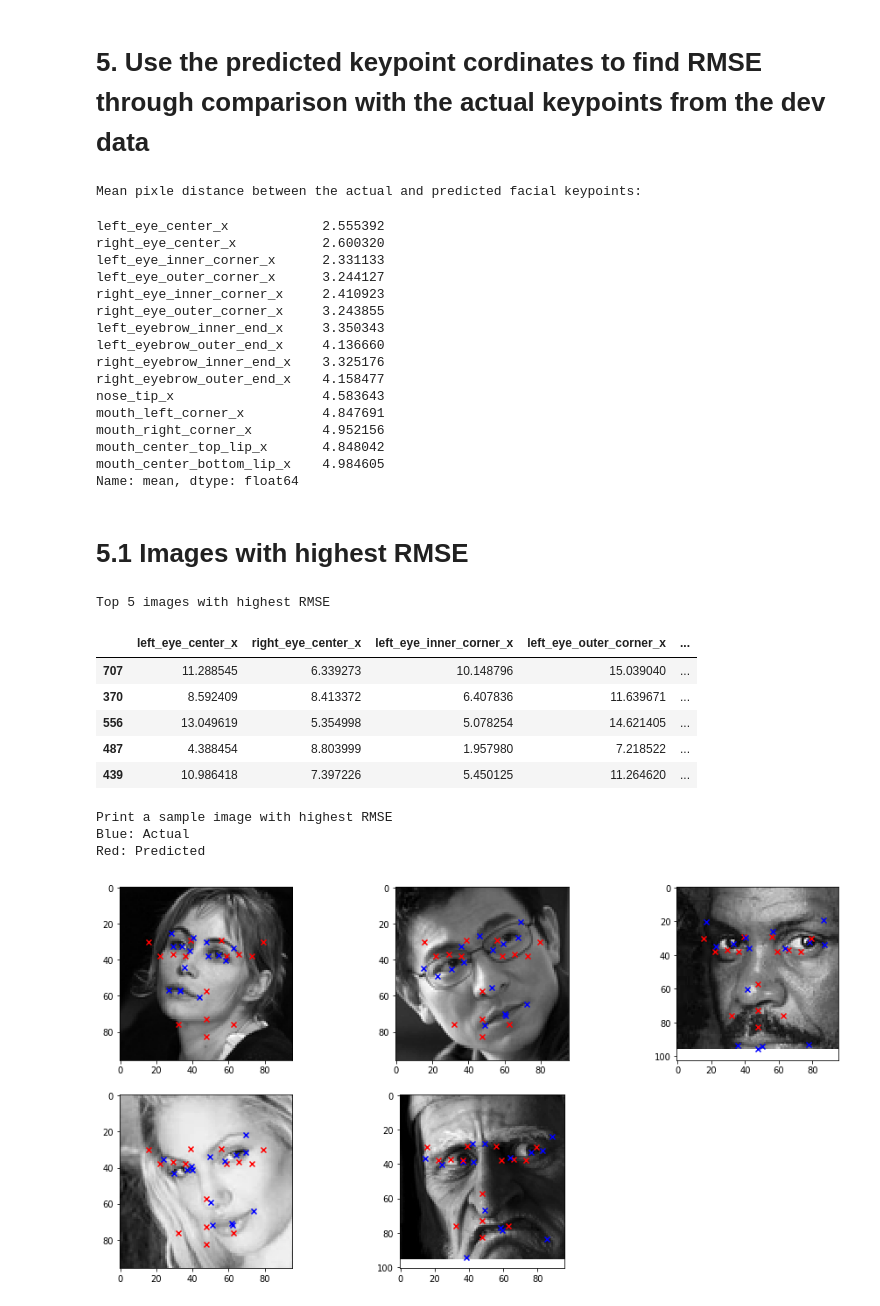
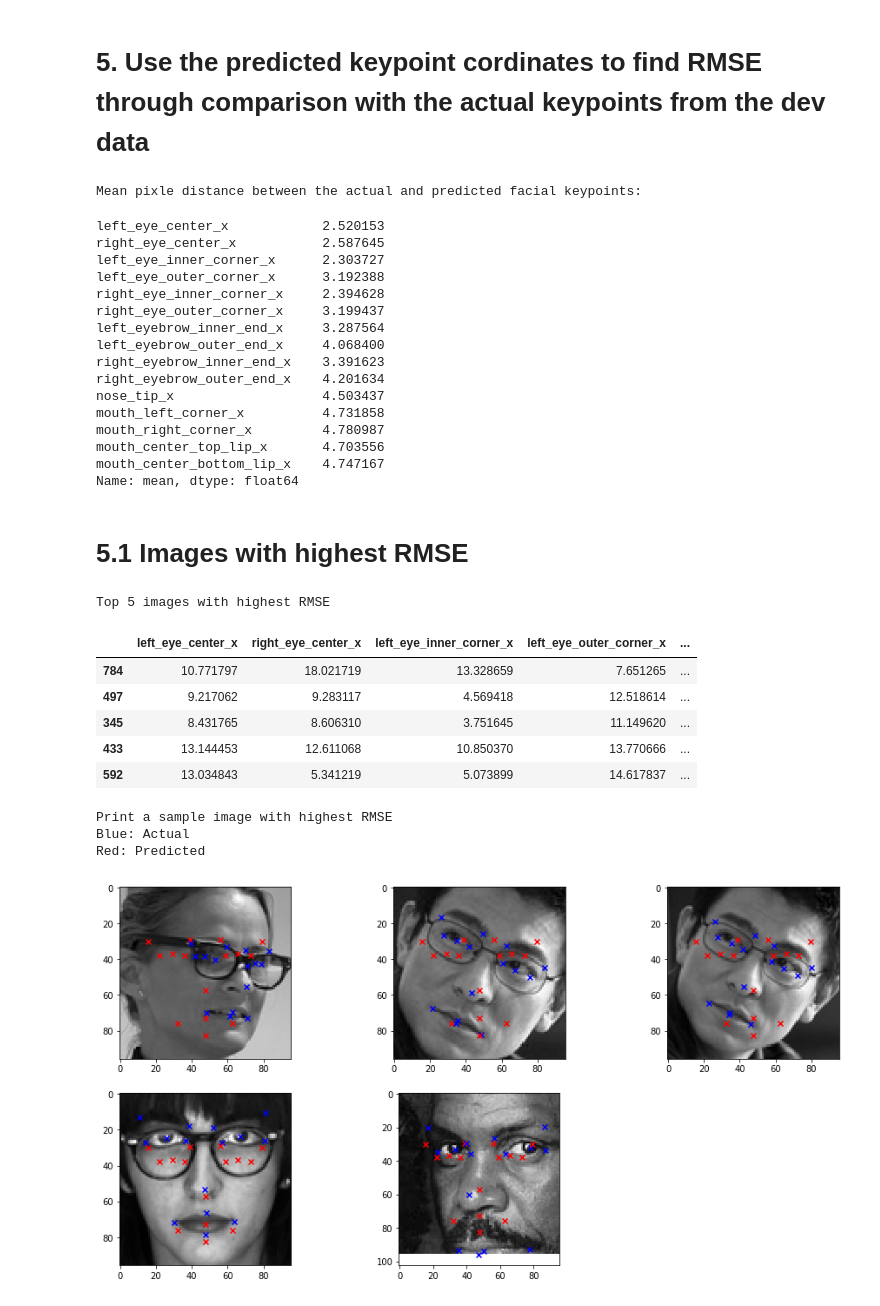
Before and after one commit to anishphilljoe/W207-Applied-Machine-Learning, a Jupyter notebook: Notebooks/Facial Keypoint Baseline Prediction.ipynb, the cells around one changed output. Drawn from its saved outputs; the diff is of its cells as text; code cells hidden in the pictures.

```diff
--- a/Notebooks/Facial Keypoint Baseline Prediction.ipynb
+++ b/Notebooks/Facial Keypoint Baseline Prediction.ipynb
@@ -130,14 +131,16 @@ Predicted positions of facial Keypoint cordinates: Average x and y cordinates fo
 # %%
 import math
 SS_dist = []
-RMSE = 0
+RMSE_LIST = []
 for i in range(len(baseline_test)):
     L2_dist = []
+    RMSE = 0
     for x,y in zip(output_field_x,output_field_y):
         x_dist = (baseline_test[x][i]-avg_train_x_y[x][0])**2
         y_dist = (baseline_test[y][i]-avg_train_x_y[y][0])**2
         L2_dist.append(math.sqrt(x_dist+y_dist))
         RMSE = RMSE+x_dist+y_dist
+    RMSE_LIST.append(RMSE)
     SS_dist.append(L2_dist)
 
 SS_DF = pd.DataFrame(data=SS_dist,columns=output_field_x)
@@ -146,24 +149,24 @@ print('Mean pixle distance between the actual and predicted facial keypoints:')
 SS_DF_mean.loc['mean']
 # %% [output]
 Mean pixle distance between the actual and predicted facial keypoints:
-left_eye_center_x            2.555392
-right_eye_center_x           2.600320
-left_eye_inner_corner_x      2.331133
-left_eye_outer_corner_x      3.244127
-right_eye_inner_corner_x     2.410923
-right_eye_outer_corner_x     3.243855
-left_eyebrow_inner_end_x     3.350343
-left_eyebrow_outer_end_x     4.136660
-right_eyebrow_inner_end_x    3.325176
-right_eyebrow_outer_end_x    4.158477
-nose_tip_x                   4.583643
-mouth_left_corner_x          4.847691
-mouth_right_corner_x         4.952156
-mouth_center_top_lip_x       4.848042
-mouth_center_bottom_lip_x    4.984605
+left_eye_center_x            2.520153
+right_eye_center_x           2.587645
+left_eye_inner_corner_x      2.303727
+left_eye_outer_corner_x      3.192388
+right_eye_inner_corner_x     2.394628
+right_eye_outer_corner_x     3.199437
+left_eyebrow_inner_end_x     3.287564
+left_eyebrow_outer_end_x     4.068400
+right_eyebrow_inner_end_x    3.391623
+right_eyebrow_outer_end_x    4.201634
+nose_tip_x                   4.503437
+mouth_left_corner_x          4.731858
+mouth_right_corner_x         4.780987
+mouth_center_top_lip_x       4.703556
+mouth_center_bottom_lip_x    4.747167
 Name: mean, dtype: float64
 # %%
-SS_DF['Avg Distances'] = SS_DF.sum(axis = 1, skipna = True)/15
+SS_DF['Avg Distances'] = SS_DF.sum(axis = 1, skipna = True)
 # %% [markdown]
 # 5.1 Images with highest RMSE
 # %%
@@ -172,31 +175,31 @@ SS_DF.sort_values(by = ['Avg Distances'], ascending=False)[0:5]
 # %% [output]
 Top 5 images with highest RMSE
 |  | left_eye_center_x | right_eye_center_x | left_eye_inner_corner_x | left_eye_outer_corner_x | ... |
-| 707 | 11.288545 | 6.339273 | 10.148796 | 15.039040 | ... |
-| 370 | 8.592409 | 8.413372 | 6.407836 | 11.639671 | ... |
-| 556 | 13.049619 | 5.354998 | 5.078254 | 14.621405 | ... |
-| 487 | 4.388454 | 8.803999 | 1.957980 | 7.218522 | ... |
-| 439 | 10.986418 | 7.397226 | 5.450125 | 11.264620 | ... |
+| 784 | 10.771797 | 18.021719 | 13.328659 | 7.651265 | ... |
+| 497 | 9.217062 | 9.283117 | 4.569418 | 12.518614 | ... |
+| 345 | 8.431765 | 8.606310 | 3.751645 | 11.149620 | ... |
+| 433 | 13.144453 | 12.611068 | 10.850370 | 13.770666 | ... |
+| 592 | 13.034843 | 5.341219 | 5.073899 | 14.617837 | ... |
 # %%
 print('Print a sample image with highest RMSE\nBlue: Actual\nRed: Predicted')
 plt.figure(figsize=(16,8))
 count=0
-for i in SS_DF.sort_values(by = ['RMSE'], ascending=False)[0:5].index:
+for i in SS_DF.sort_values(by = ['Avg Distances'], ascending=False)[0:5].index:
     count=count+1
     plt.subplot(2,3,count)
     plt.imshow((baseline_test['Image'][i]).reshape(96,96),cmap='gray')
     for x,y in zip(output_field_x,output_field_y):
         X1 = avg_train_x_y[x][0]
         Y1 = avg_train_x_y[y][0]
         X2 = baseline_test[x][i]
         Y2 = baseline_test[y][i]
         plt.scatter(X1,Y1,marker='x',color='red')
         plt.scatter(X2,Y2,marker='x',color='blue')
 plt.show()
 # %% [output]
 Print a sample image with highest RMSE
 Blue: Actual
 Red: Predicted
-[figure, old version]
+[figure, new version]
 # %%
 print('Overall RMSE for the Facial keypoint analysis baseline is: '
```
Also changed, not shown: parts of 3 cells of this notebook.
